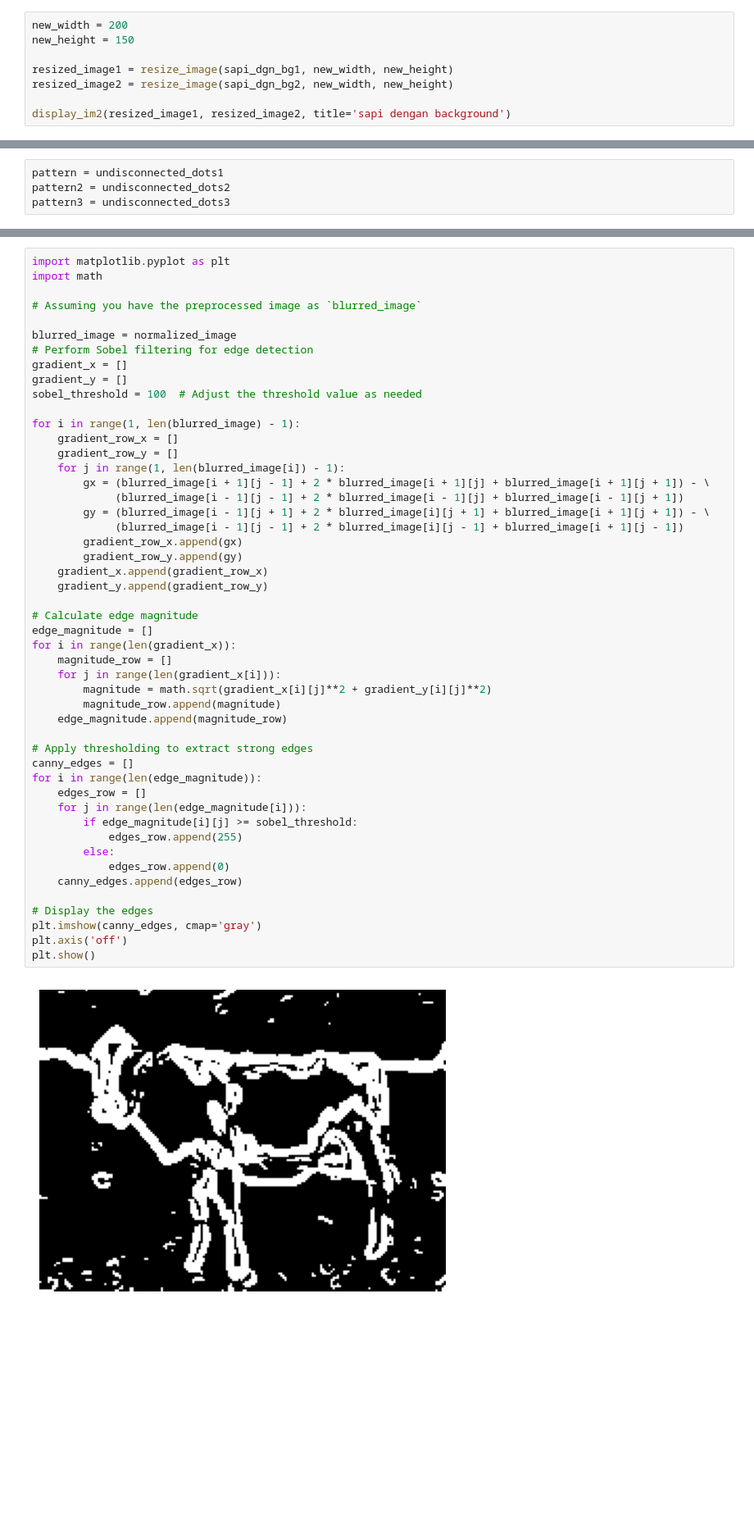
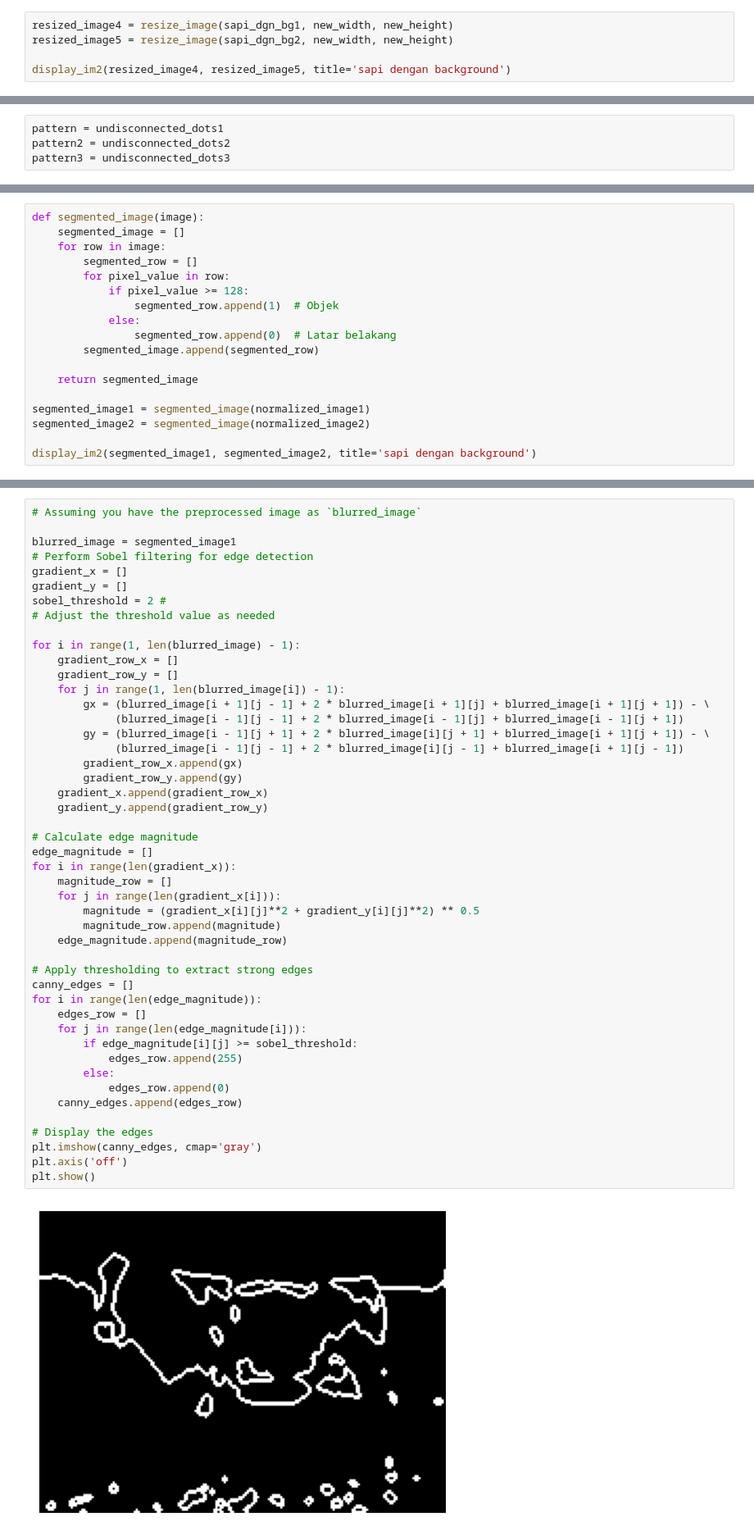
Before and after one commit to naragift/sapixy, a Jupyter notebook: main.ipynb, the cells around one changed output, grey strips where cells are left out. Shown at 82% size. Cells and saved outputs as stored; diff of their text form; blank space fills up the shorter version.

```diff
--- a/main.ipynb
+++ b/main.ipynb
@@ -235,9 +238,6 @@ display_im2(sapi_dgn_bg1, sapi_dgn_bg2, title='sapi dengan background')
 # %%
-new_width = 200
-new_height = 150
+resized_image4 = resize_image(sapi_dgn_bg1, new_width, new_height)
+resized_image5 = resize_image(sapi_dgn_bg2, new_width, new_height)
 
-resized_image1 = resize_image(sapi_dgn_bg1, new_width, new_height)
-resized_image2 = resize_image(sapi_dgn_bg2, new_width, new_height)
-
-display_im2(resized_image1, resized_image2, title='sapi dengan background')
+display_im2(resized_image4, resized_image5, title='sapi dengan background')
 # %% [output]
@@ -294,0 +345,18 @@ plt.show()
+# %%
+def segmented_image(image):
+    segmented_image = []
+    for row in image:
+        segmented_row = []
+        for pixel_value in row:
+            if pixel_value >= 128:
+                segmented_row.append(1)  # Objek
+            else:
+                segmented_row.append(0)  # Latar belakang
+        segmented_image.append(segmented_row)
+
+    return segmented_image
+
+segmented_image1 = segmented_image(normalized_image1)
+segmented_image2 = segmented_image(normalized_image2)
+
+display_im2(segmented_image1, segmented_image2, title='sapi dengan background')
@@ -295,14 +365,12 @@ plt.show()
 # %%
-import matplotlib.pyplot as plt
-import math
-
 # Assuming you have the preprocessed image as `blurred_image`
 
-blurred_image = normalized_image
+blurred_image = segmented_image1
 # Perform Sobel filtering for edge detection
 gradient_x = []
 gradient_y = []
-sobel_threshold = 100  # Adjust the threshold value as needed
+sobel_threshold = 2 #
+# Adjust the threshold value as needed
 
 for i in range(1, len(blurred_image) - 1):
     gradient_row_x = []
@@ -314,32 +382,32 @@ for i in range(1, len(blurred_image) - 1):
              (blurred_image[i - 1][j - 1] + 2 * blurred_image[i][j - 1] + blurred_image[i + 1][j - 1])
         gradient_row_x.append(gx)
         gradient_row_y.append(gy)
     gradient_x.append(gradient_row_x)
     gradient_y.append(gradient_row_y)
 
 # Calculate edge magnitude
 edge_magnitude = []
 for i in range(len(gradient_x)):
     magnitude_row = []
     for j in range(len(gradient_x[i])):
-        magnitude = math.sqrt(gradient_x[i][j]**2 + gradient_y[i][j]**2)
+        magnitude = (gradient_x[i][j]**2 + gradient_y[i][j]**2) ** 0.5
         magnitude_row.append(magnitude)
     edge_magnitude.append(magnitude_row)
 
 # Apply thresholding to extract strong edges
 canny_edges = []
 for i in range(len(edge_magnitude)):
     edges_row = []
     for j in range(len(edge_magnitude[i])):
         if edge_magnitude[i][j] >= sobel_threshold:
             edges_row.append(255)
         else:
             edges_row.append(0)
     canny_edges.append(edges_row)
 
 # Display the edges
 plt.imshow(canny_edges, cmap='gray')
 plt.axis('off')
 plt.show()
 # %% [output]
-[figure, old version]
+[figure, new version]
```
Also changed, not shown: parts of 13 cells of this notebook.
